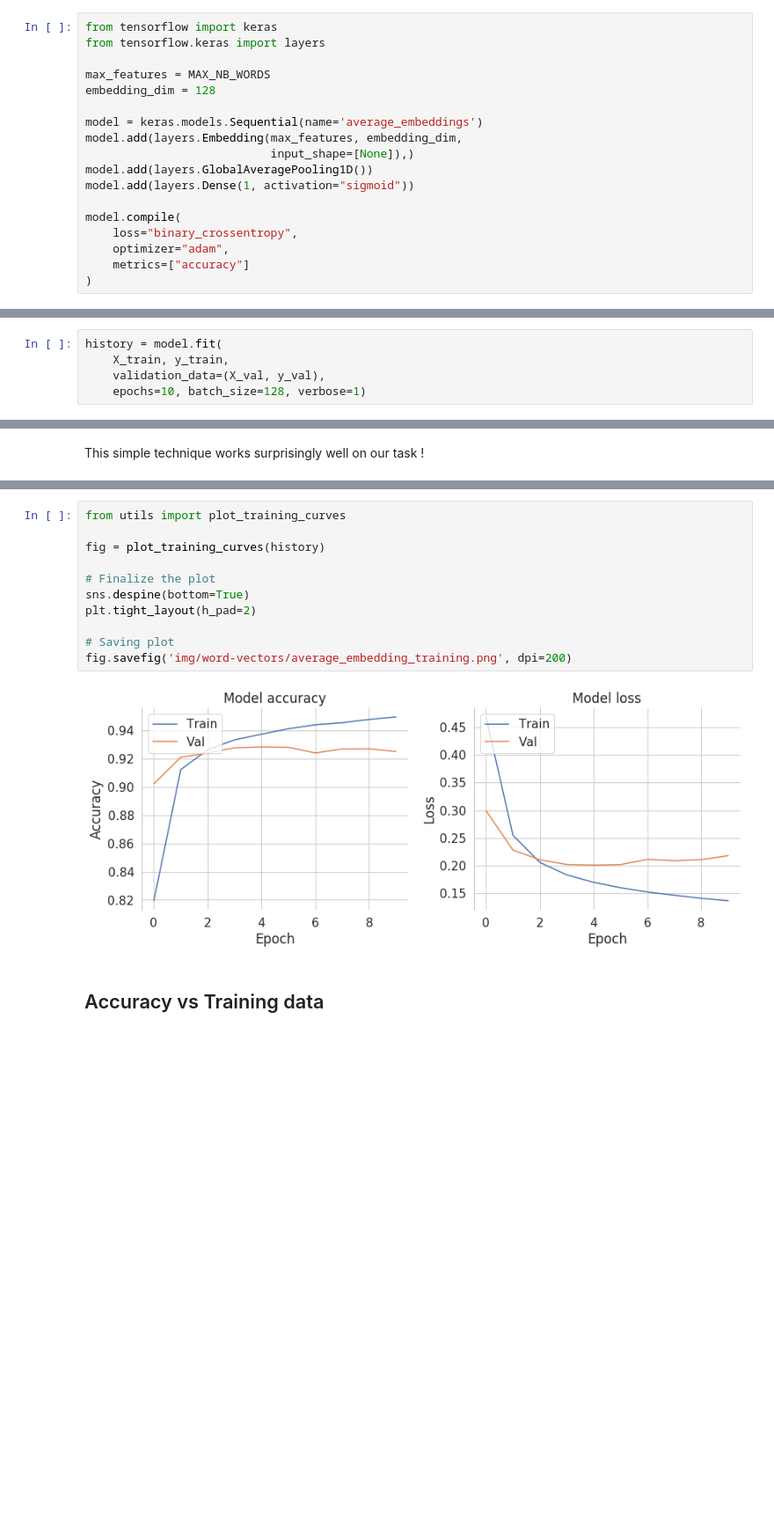
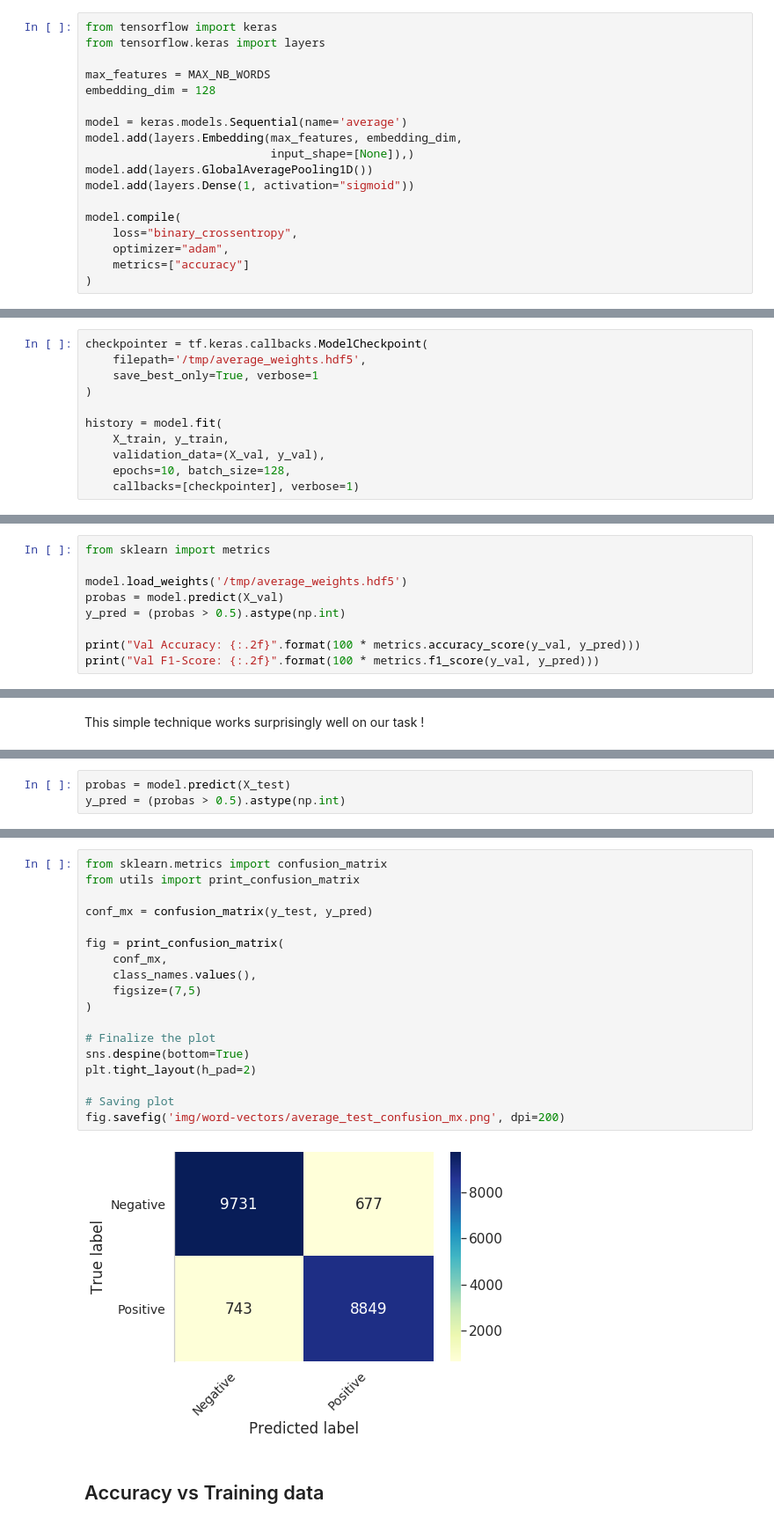
Before and after one commit to TheophileBlard/french-sentiment-analysis-with-bert, a Jupyter notebook: word-vectors.ipynb, the cells around one changed output, grey strips where cells are left out. Shown at 88% size. Cells and saved outputs as stored; diff of their text form; blank space fills up the shorter version.

Commit message:
better word vector notebook + added some results

```diff
--- a/word-vectors.ipynb
+++ b/word-vectors.ipynb
@@ -186,7 +230,7 @@ from tensorflow.keras import layers
 max_features = MAX_NB_WORDS
 embedding_dim = 128
 
-model = keras.models.Sequential(name='average_embeddings')
+model = keras.models.Sequential(name='average')
 model.add(layers.Embedding(max_features, embedding_dim,
                            input_shape=[None]),)
 model.add(layers.GlobalAveragePooling1D())
@@ -218,10 +262,16 @@ _________________________________________________________________
 # %% [markdown]
 ## Training
 # %%
+checkpointer = tf.keras.callbacks.ModelCheckpoint(
+    filepath='/tmp/average_weights.hdf5',
+    save_best_only=True, verbose=1
+)
+
 history = model.fit(
     X_train, y_train,
     validation_data=(X_val, y_val),
-    epochs=10, batch_size=128, verbose=1)
+    epochs=10, batch_size=128,
+    callbacks=[checkpointer], verbose=1)
 # %% [output]
 Train on 159993 samples, validate on 19999 samples
 Epoch 1/10
@@ -247,0 +306,9 @@ print(accuracy)
+# %%
+from sklearn import metrics
+
+model.load_weights('/tmp/average_weights.hdf5')
+probas = model.predict(X_val)
+y_pred = (probas > 0.5).astype(np.int)
+
+print("Val Accuracy: {:.2f}".format(100 * metrics.accuracy_score(y_val, y_pred)))
+print("Val F1-Score: {:.2f}".format(100 * metrics.f1_score(y_val, y_pred)))
@@ -249,0 +322,3 @@ This simple technique works surprisingly well on our task !
+# %%
+probas = model.predict(X_test)
+y_pred = (probas > 0.5).astype(np.int)
@@ -250,15 +347,22 @@ This simple technique works surprisingly well on our task !
 # %%
-from utils import plot_training_curves
+from sklearn.metrics import confusion_matrix
+from utils import print_confusion_matrix
 
-fig = plot_training_curves(history)
+conf_mx = confusion_matrix(y_test, y_pred)
+
+fig = print_confusion_matrix(
+    conf_mx,
+    class_names.values(),
+    figsize=(7,5)
+)
 
 # Finalize the plot
 sns.despine(bottom=True)
 plt.tight_layout(h_pad=2)
 
 # Saving plot
-fig.savefig('img/word-vectors/average_embedding_training.png', dpi=200)
+fig.savefig('img/word-vectors/average_test_confusion_mx.png', dpi=200)
 # %% [output]
-[figure, old version]
+[figure, new version]
 # %% [markdown]
 ## Accuracy vs Training data
```
Also changed, not shown: parts of 62 cells of this notebook, 14 other files.
